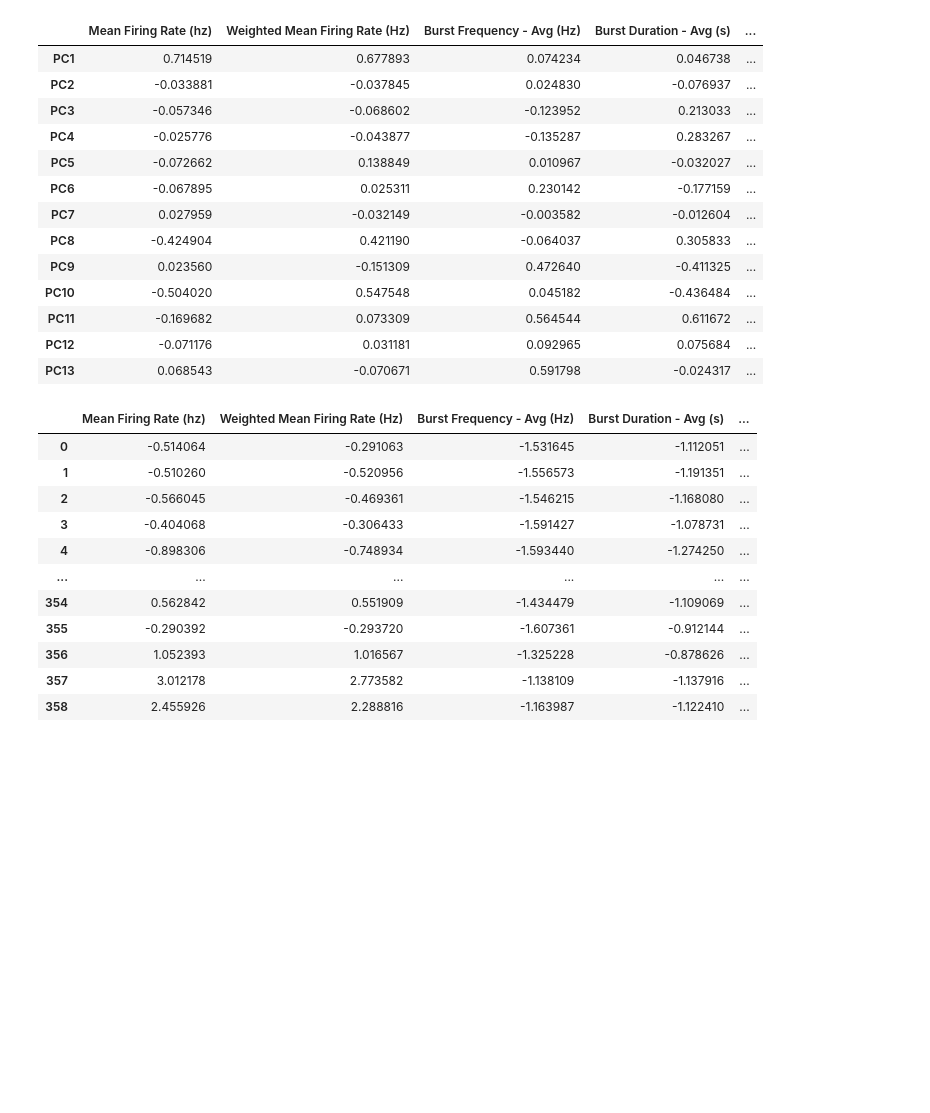
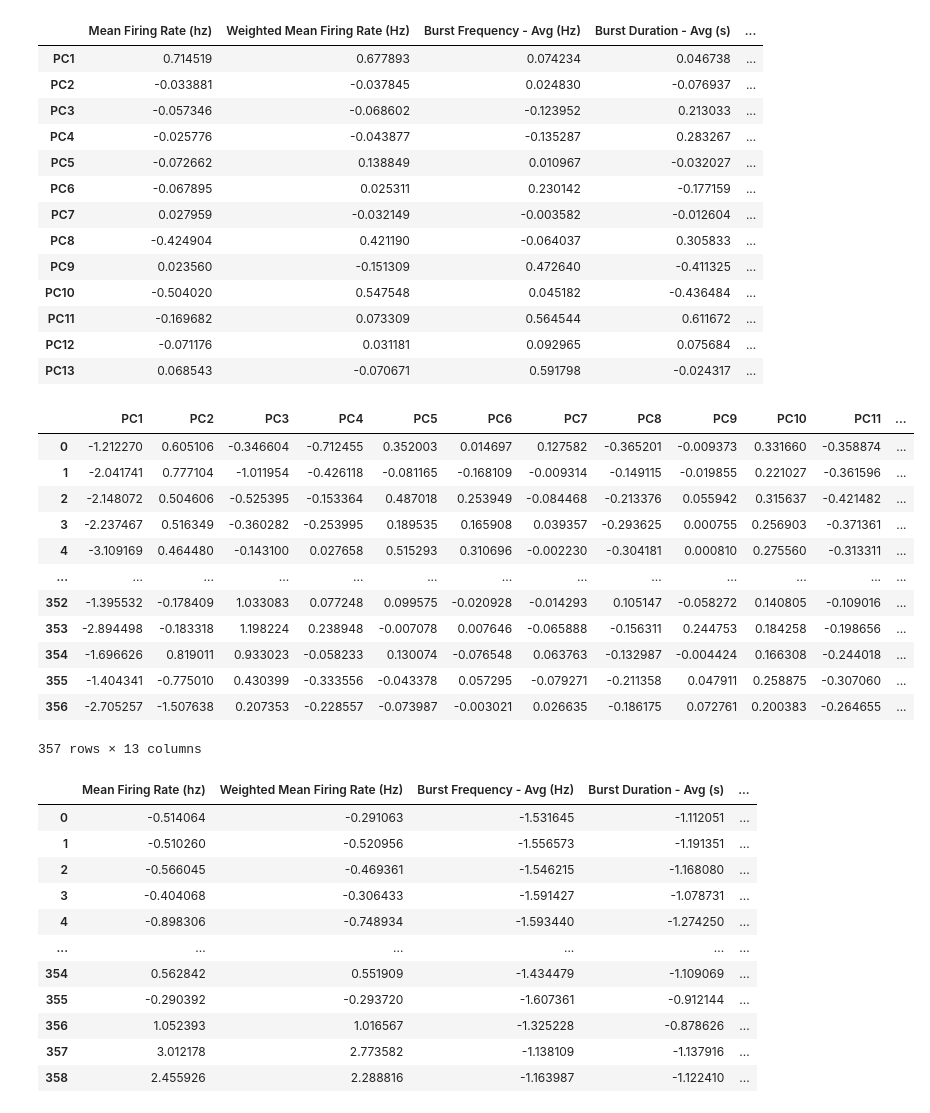
Before and after one commit to soderling-lab/MicroElectrodeArrayAnalysis, a Jupyter notebook: analysis/pca.ipynb, the cells around one changed output. Drawn from its saved outputs; the diff is of its cells as text; code cells hidden in the pictures; blank space fills up the shorter version.

```diff
--- a/analysis/pca.ipynb
+++ b/analysis/pca.ipynb
@@ -589,3 +617,24 @@ loadings
+# %%
+### fit to any new data?
+MDATA, MDAYS, MTYPE  = norm_mf5, DIVS_MF5, 'sansDIV5' # CHANGE HERE
+mprincipalComponent = pca.transform(MDATA) ## CHANGE DATASET
+# convert principalComponent np array to df
+mpca_df = pd.DataFrame(data = mprincipalComponent, columns = [f'PC{i}' for i in range(1, MDATA.shape[1]+1)])
+mpca_df
+# %% [output]
+|  | PC1 | PC2 | PC3 | PC4 | PC5 | PC6 | PC7 | PC8 | PC9 | PC10 | PC11 | ... |
+| 0 | -1.212270 | 0.605106 | -0.346604 | -0.712455 | 0.352003 | 0.014697 | 0.127582 | -0.365201 | -0.009373 | 0.331660 | -0.358874 | ... |
+| 1 | -2.041741 | 0.777104 | -1.011954 | -0.426118 | -0.081165 | -0.168109 | -0.009314 | -0.149115 | -0.019855 | 0.221027 | -0.361596 | ... |
+| 2 | -2.148072 | 0.504606 | -0.525395 | -0.153364 | 0.487018 | 0.253949 | -0.084468 | -0.213376 | 0.055942 | 0.315637 | -0.421482 | ... |
+| 3 | -2.237467 | 0.516349 | -0.360282 | -0.253995 | 0.189535 | 0.165908 | 0.039357 | -0.293625 | 0.000755 | 0.256903 | -0.371361 | ... |
+| 4 | -3.109169 | 0.464480 | -0.143100 | 0.027658 | 0.515293 | 0.310696 | -0.002230 | -0.304181 | 0.000810 | 0.275560 | -0.313311 | ... |
+| ... | ... | ... | ... | ... | ... | ... | ... | ... | ... | ... | ... | ... |
+| 352 | -1.395532 | -0.178409 | 1.033083 | 0.077248 | 0.099575 | -0.020928 | -0.014293 | 0.105147 | -0.058272 | 0.140805 | -0.109016 | ... |
+| 353 | -2.894498 | -0.183318 | 1.198224 | 0.238948 | -0.007078 | 0.007646 | -0.065888 | -0.156311 | 0.244753 | 0.184258 | -0.198656 | ... |
+| 354 | -1.696626 | 0.819011 | 0.933023 | -0.058233 | 0.130074 | -0.076548 | 0.063763 | -0.132987 | -0.004424 | 0.166308 | -0.244018 | ... |
+| 355 | -1.404341 | -0.775010 | 0.430399 | -0.333556 | -0.043378 | 0.057295 | -0.079271 | -0.211358 | 0.047911 | 0.258875 | -0.307060 | ... |
+| 356 | -2.705257 | -1.507638 | 0.207353 | -0.228557 | -0.073987 | -0.003021 | 0.026635 | -0.186175 | 0.072761 | 0.200383 | -0.264655 | ... |
+357 rows × 13 columns
 # %%
 
 # colors = list(mcolors.CSS4_COLORS.values())[:17]  # Get the first 17 colors from the CSS4_COLORS dictionary
```
Also changed, not shown: parts of 5 cells of this notebook.
